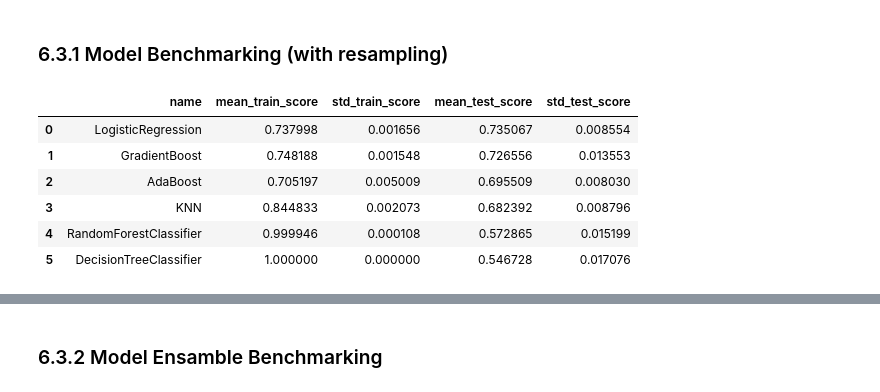
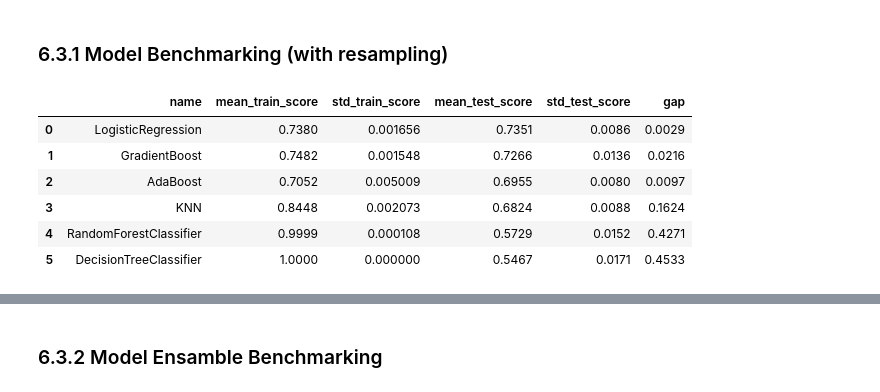
Before and after one commit to haneandreanu/bank-marketing, a Jupyter notebook: notebook/bank-marketing-analysis.ipynb, the cells around one changed output, grey strips where cells are left out. Drawn from its saved outputs; the diff is of its cells as text; code cells hidden in the pictures.

```diff
--- a/notebook/bank-marketing-analysis.ipynb
+++ b/notebook/bank-marketing-analysis.ipynb
@@ -1282,22 +1289,29 @@ def benchmark_models(pipeline, list_models, x_train, y_train,
     ).reset_index(drop=True)
 
     return df_result
-# %%
-# With resampling
-benchmark_models(
-    base_pipeline,
-    list_models,
-    x_train,
-    y_train,
-    scoring=f2_scorer,
-    cv=5,
-    random_state=RANDOM_STATE
-)
-# %% [output]
-|  | name | mean_train_score | std_train_score | mean_test_score | std_test_score |
-| 0 | LogisticRegression | 0.737998 | 0.001656 | 0.735067 | 0.008554 |
-| 1 | GradientBoost | 0.748188 | 0.001548 | 0.726556 | 0.013553 |
-| 2 | AdaBoost | 0.705197 | 0.005009 | 0.695509 | 0.008030 |
-| 3 | KNN | 0.844833 | 0.002073 | 0.682392 | 0.008796 |
-| 4 | RandomForestClassifier | 0.999946 | 0.000108 | 0.572865 | 0.015199 |
-| 5 | DecisionTreeClassifier | 1.000000 | 0.000000 | 0.546728 | 0.017076 |
+# %%
+# With resampling
+benchmark_result = benchmark_models(
+    base_pipeline,
+    list_models,
+    x_train,
+    y_train,
+    scoring=f2_scorer,
+    cv=5,
+    random_state=RANDOM_STATE
+)
+
+benchmark_result['gap']       = (benchmark_result['mean_train_score'] - benchmark_result['mean_test_score']).round(4)
+benchmark_result['mean_train_score'] = benchmark_result['mean_train_score'].round(4)
+benchmark_result['mean_test_score']  = benchmark_result['mean_test_score'].round(4)
+benchmark_result['std_test_score']   = benchmark_result['std_test_score'].round(4)
+
+display(benchmark_result)
+# %% [output]
+|  | name | mean_train_score | std_train_score | mean_test_score | std_test_score | gap |
+| 0 | LogisticRegression | 0.7380 | 0.001656 | 0.7351 | 0.0086 | 0.0029 |
+| 1 | GradientBoost | 0.7482 | 0.001548 | 0.7266 | 0.0136 | 0.0216 |
+| 2 | AdaBoost | 0.7052 | 0.005009 | 0.6955 | 0.0080 | 0.0097 |
+| 3 | KNN | 0.8448 | 0.002073 | 0.6824 | 0.0088 | 0.1624 |
+| 4 | RandomForestClassifier | 0.9999 | 0.000108 | 0.5729 | 0.0152 | 0.4271 |
+| 5 | DecisionTreeClassifier | 1.0000 | 0.000000 | 0.5467 | 0.0171 | 0.4533 |
```
Also changed, not shown: parts of 23 cells of this notebook, 1 other file.
